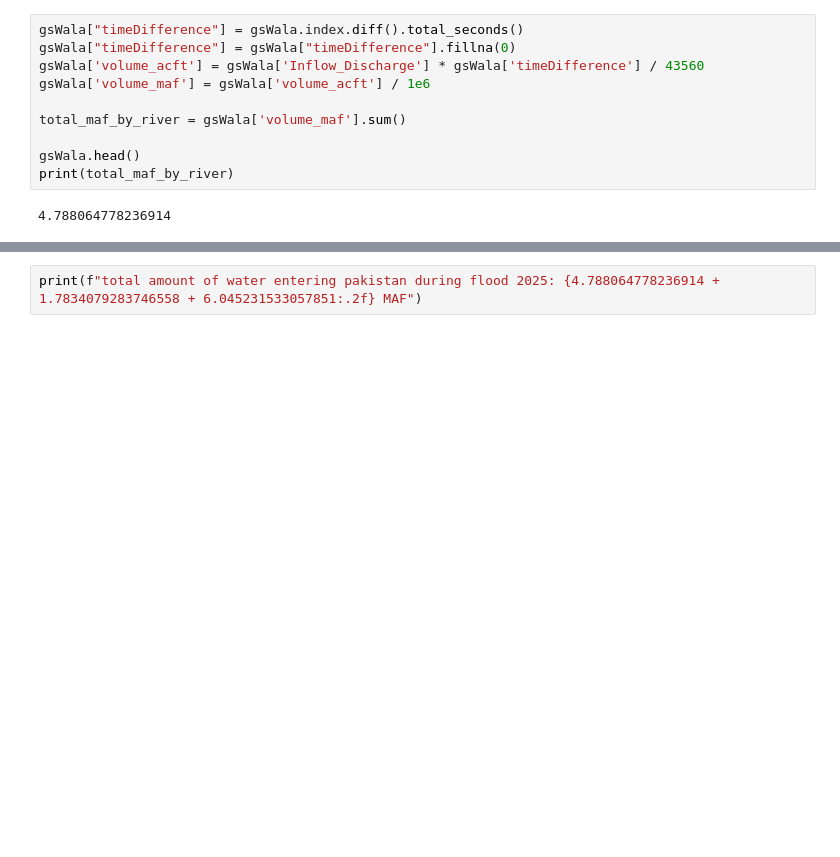
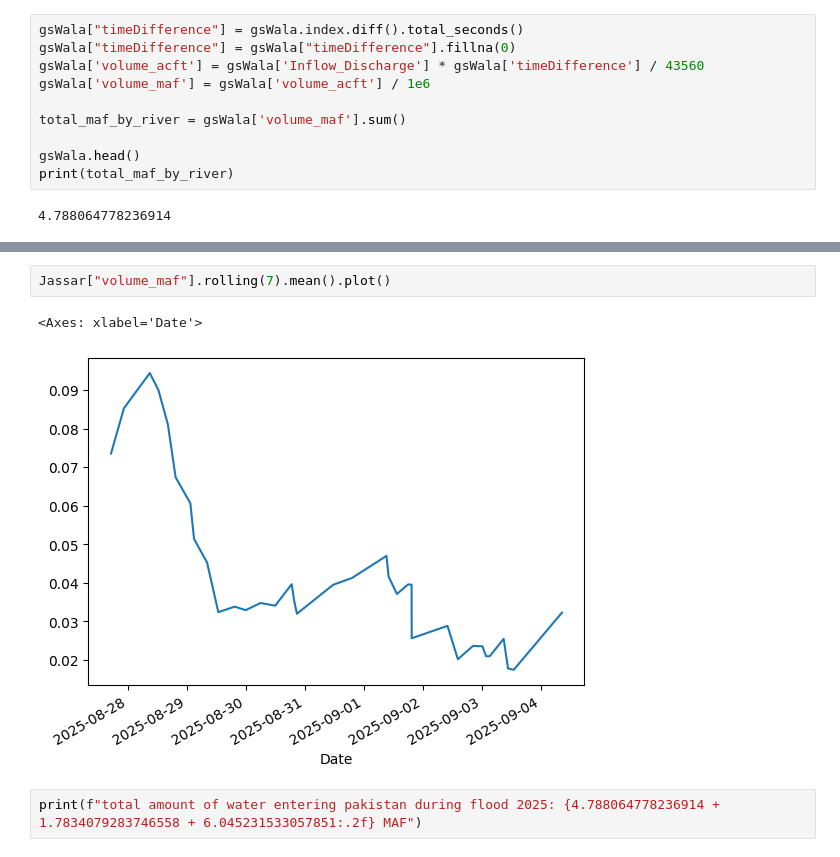
Before and after one commit to imtiazNDMA/floodRouting, a Jupyter notebook: easternSide.ipynb, the cells around one changed output, grey strips where cells are left out. Saved outputs shown, nothing was run; the diff lists cells and outputs as text; blank space fills up the shorter version.

```diff
--- a/easternSide.ipynb
+++ b/easternSide.ipynb
@@ -412,3 +443,8 @@ sns.despine()
+# %%
+Jassar["volume_maf"].rolling(7).mean().plot()
+# %% [output]
+<Axes: xlabel='Date'>
+[figure, added]
 # %%
 print(f"total amount of water entering pakistan during flood 2025: {4.788064778236914 + 1.7834079283746558 + 6.045231533057851:.2f} MAF")
 # %% [output]
```
Also changed, not shown: parts of 2 cells of this notebook.
